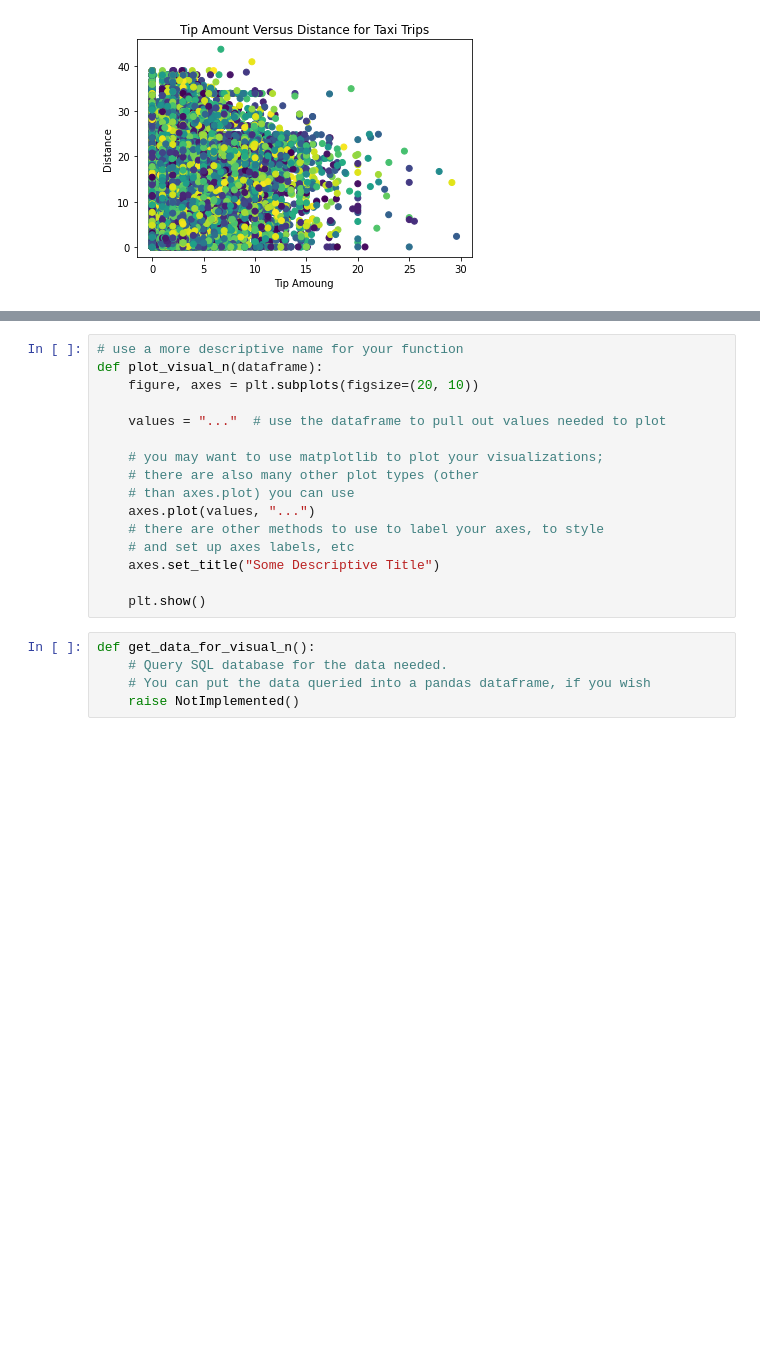
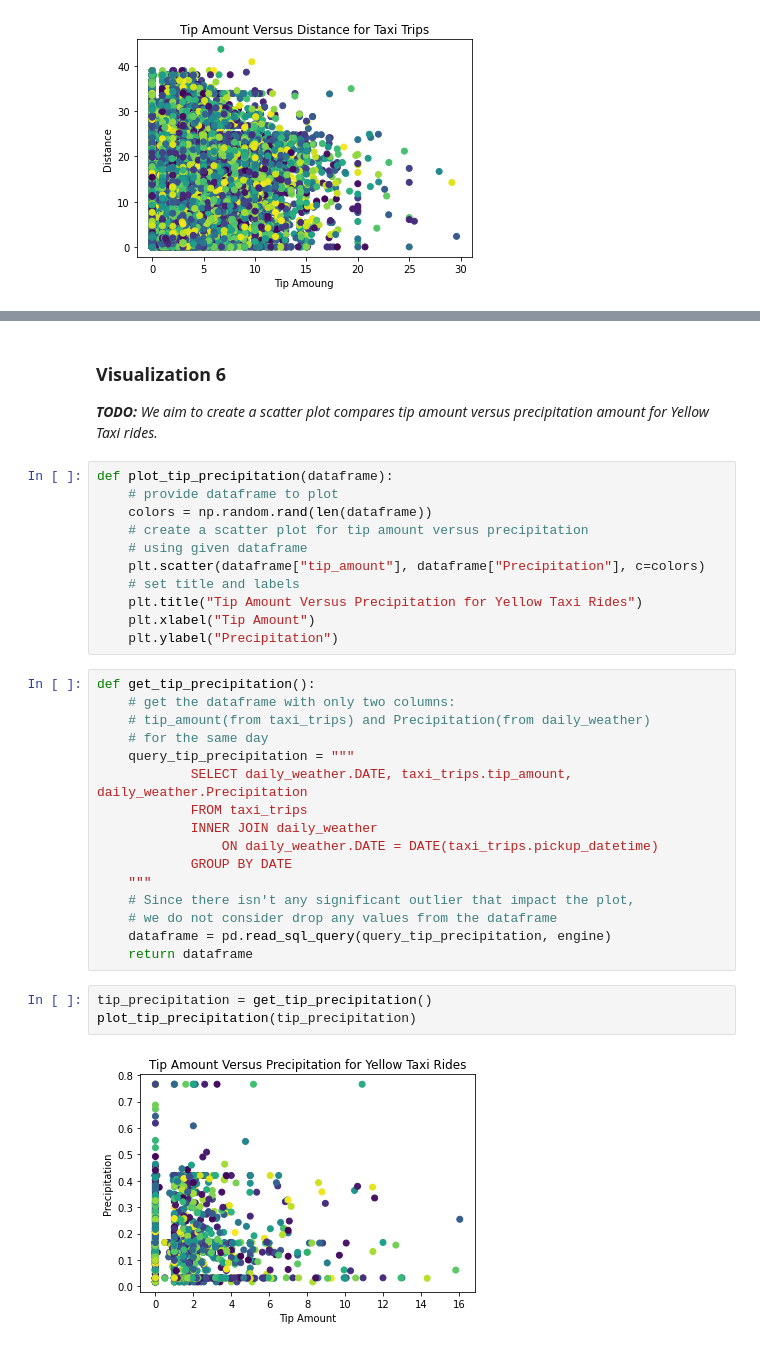
Before and after one commit to Yujdd/4501FP, a Jupyter notebook: Group7_FP.ipynb, the cells around one changed output, grey strips where cells are left out. Saved outputs shown, nothing was run; the diff lists cells and outputs as text; blank space fills up the shorter version.

```diff
--- a/Group7_FP.ipynb
+++ b/Group7_FP.ipynb
@@ -973,21 +1012,36 @@ _**TODO:** We aim to create a scatter plot compares tip amount versus distance f
-# %%
-# use a more descriptive name for your function
-def plot_visual_n(dataframe):
-    figure, axes = plt.subplots(figsize=(20, 10))
-
-    values = "..."  # use the dataframe to pull out values needed to plot
-
-    # you may want to use matplotlib to plot your visualizations;
-    # there are also many other plot types (other
-    # than axes.plot) you can use
-    axes.plot(values, "...")
-    # there are other methods to use to label your axes, to style
-    # and set up axes labels, etc
-    axes.set_title("Some Descriptive Title")
-
-    plt.show()
-# %%
-def get_data_for_visual_n():
-    # Query SQL database for the data needed.
-    # You can put the data queried into a pandas dataframe, if you wish
-    raise NotImplemented()
+# %% [markdown]
+### Visualization 6
+
+_**TODO:** We aim to create a scatter plot compares tip amount versus precipitation amount for Yellow Taxi rides._
+# %%
+def plot_tip_precipitation(dataframe):
+    # provide dataframe to plot
+    colors = np.random.rand(len(dataframe))
+    # create a scatter plot for tip amount versus precipitation
+    # using given dataframe
+    plt.scatter(dataframe["tip_amount"], dataframe["Precipitation"], c=colors)
+    # set title and labels
+    plt.title("Tip Amount Versus Precipitation for Yellow Taxi Rides")
+    plt.xlabel("Tip Amount")
+    plt.ylabel("Precipitation")
+# %%
+def get_tip_precipitation():
+    # get the dataframe with only two columns:
+    # tip_amount(from taxi_trips) and Precipitation(from daily_weather)
+    # for the same day
+    query_tip_precipitation = """
+            SELECT daily_weather.DATE, taxi_trips.tip_amount, daily_weather.Precipitation
+            FROM taxi_trips
+            INNER JOIN daily_weather
+                ON daily_weather.DATE = DATE(taxi_trips.pickup_datetime)
+            GROUP BY DATE
+    """
+    # Since there isn't any significant outlier that impact the plot,
+    # we do not consider drop any values from the dataframe
+    dataframe = pd.read_sql_query(query_tip_precipitation, engine)
+    return dataframe
+# %%
+tip_precipitation = get_tip_precipitation()
+plot_tip_precipitation(tip_precipitation)
+# %% [output]
+[figure, added]
```
Also changed, not shown: parts of 29 cells of this notebook.
